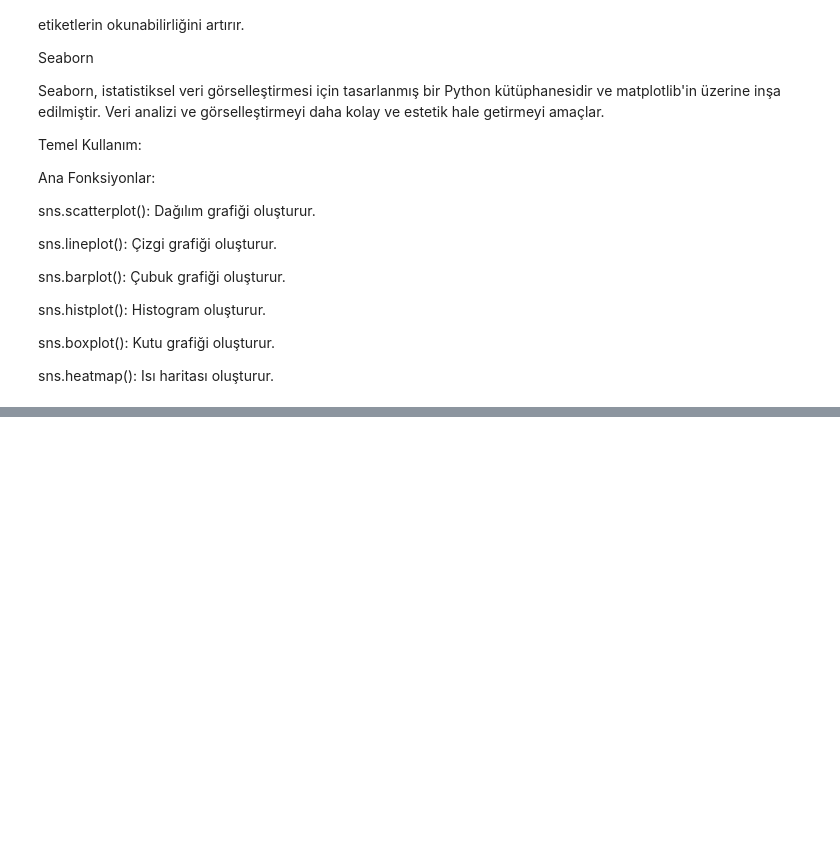
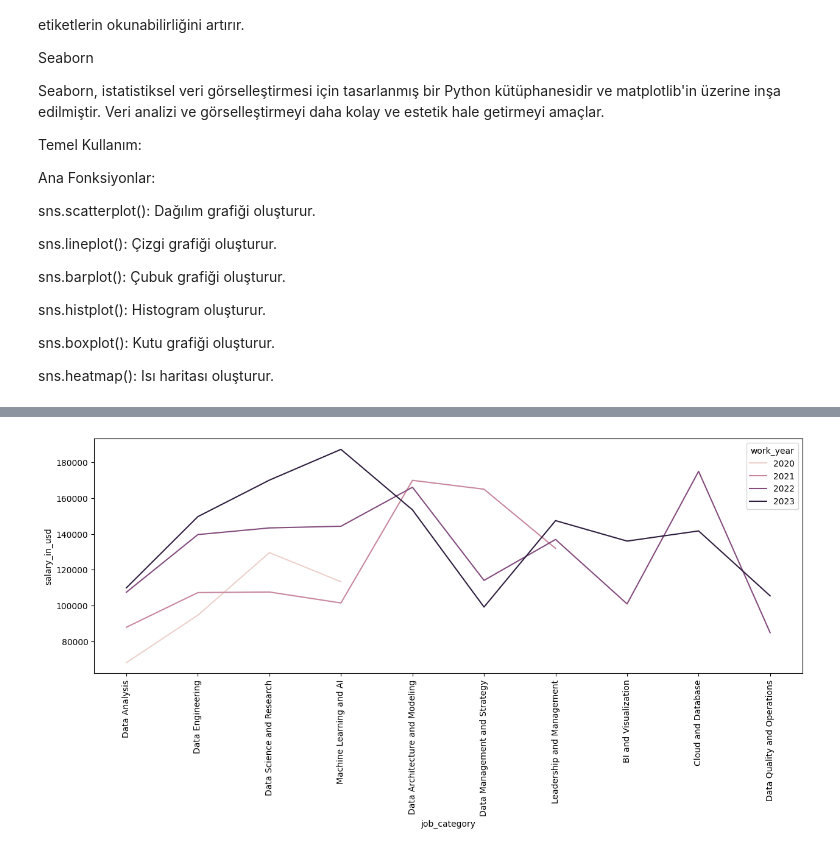
Before and after one commit to eda426/-gen-alan-hesaplama, a Jupyter notebook: verianalizive_yapayzekatümderslerim.ipynb, the cells around one changed output, grey strips where cells are left out. Cells and saved outputs as stored; diff of their text form; code cells hidden in the pictures; blank space fills up the shorter version.

```diff
--- a/verianalizive_yapayzekatümderslerim.ipynb
+++ b/verianalizive_yapayzekatümderslerim.ipynb
@@ -1231,0 +1279,3 @@ sns.heatmap(): Isı haritası oluşturur.
+# %%
+year_category_salary = df.groupby(["work_year","job_category"])[["salary_in_usd"]].mean().reset_index()
+year_category_salary
@@ -1231,0 +1300,8 @@ sns.heatmap(): Isı haritası oluşturur.
+# %%
+import warnings
+warnings.filterwarnings("ignore")
+plt.figure(figsize=(15,5)) #Grafiğini boyutunu belirler
+sns.lineplot(x = "job_category", y = "salary_in_usd", hue = "work_year", data = year_category_salary)
+plt.xticks(rotation=90);
+# %% [output]
+[figure, added]
```
Also changed, not shown: parts of 14 cells of this notebook.
